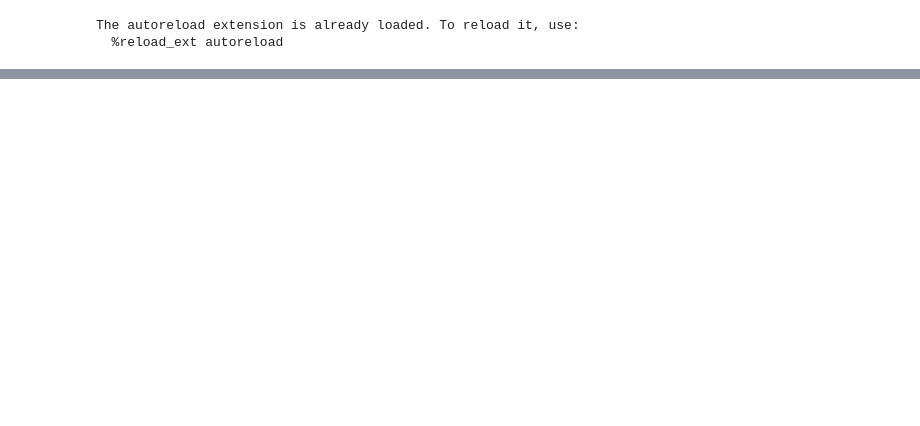
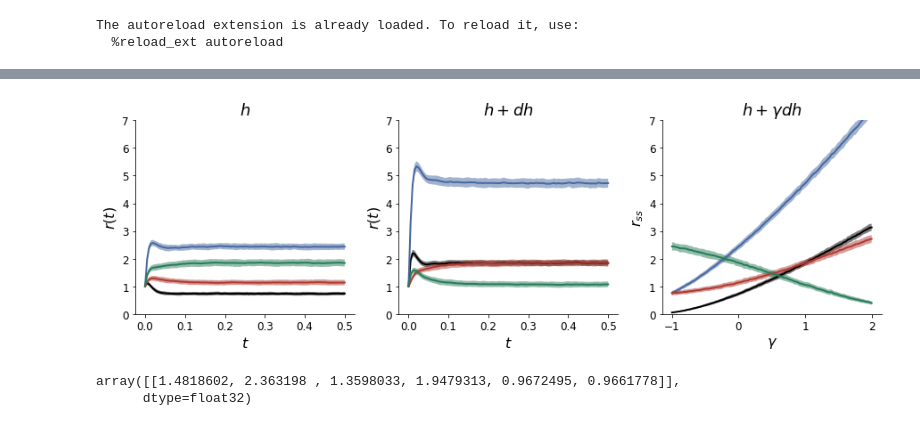
Before and after one commit to cunningham-lab/epi, a Jupyter notebook: notebooks/V1_Circuit/V1_explore1.ipynb, the cells around one changed output, grey strips where cells are left out. Saved outputs shown, nothing was run; the diff lists cells and outputs as text; code cells hidden in the pictures; blank space fills up the shorter version.

```diff
--- a/notebooks/V1_Circuit/V1_explore1.ipynb
+++ b/notebooks/V1_Circuit/V1_explore1.ipynb
@@ -242,0 +295,9 @@ FileNotFoundError: [Errno 2] No such file or directory: 'data/epi/V1Circuit'
+# %%
+npzfile = np.load('SV_mode.npz')
+z_mode = npzfile['z_mode1']
+h = z_mode[0,:4]
+plot_z_mode_sims(z_mode, np.array([1]), subscript=1, M=200)
+# %% [output]
+[figure, added]
+array([[1.4818602, 2.363198 , 1.3598033, 1.9479313, 0.9672495, 0.9661778]],
+      dtype=float32)
```
Also changed, not shown: parts of 14 cells of this notebook, 3 other files.
